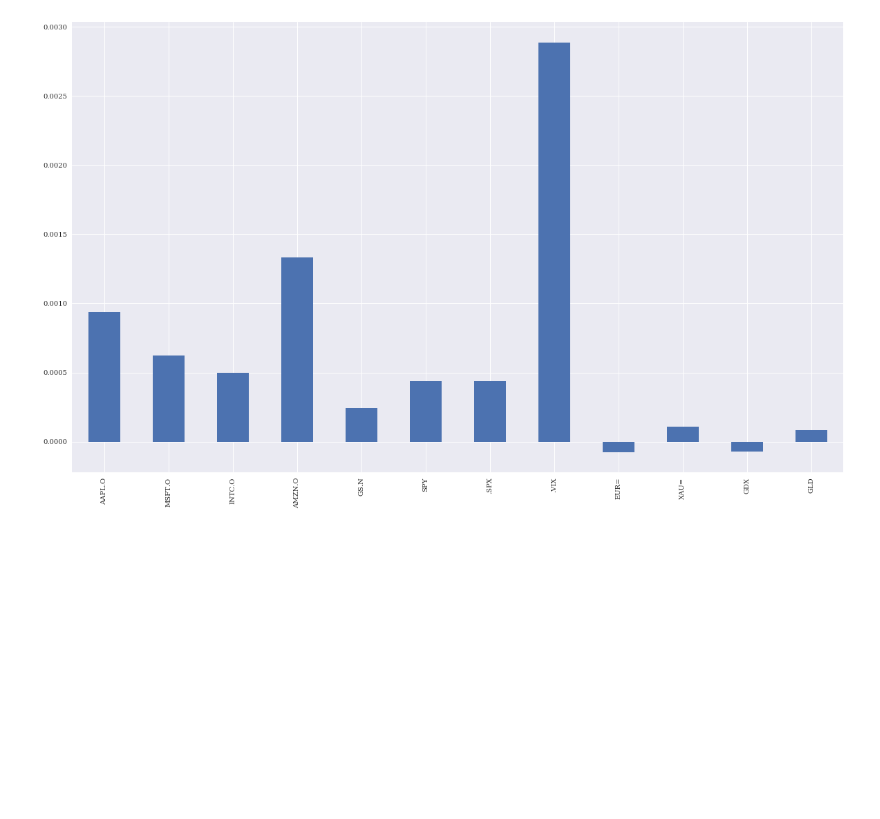
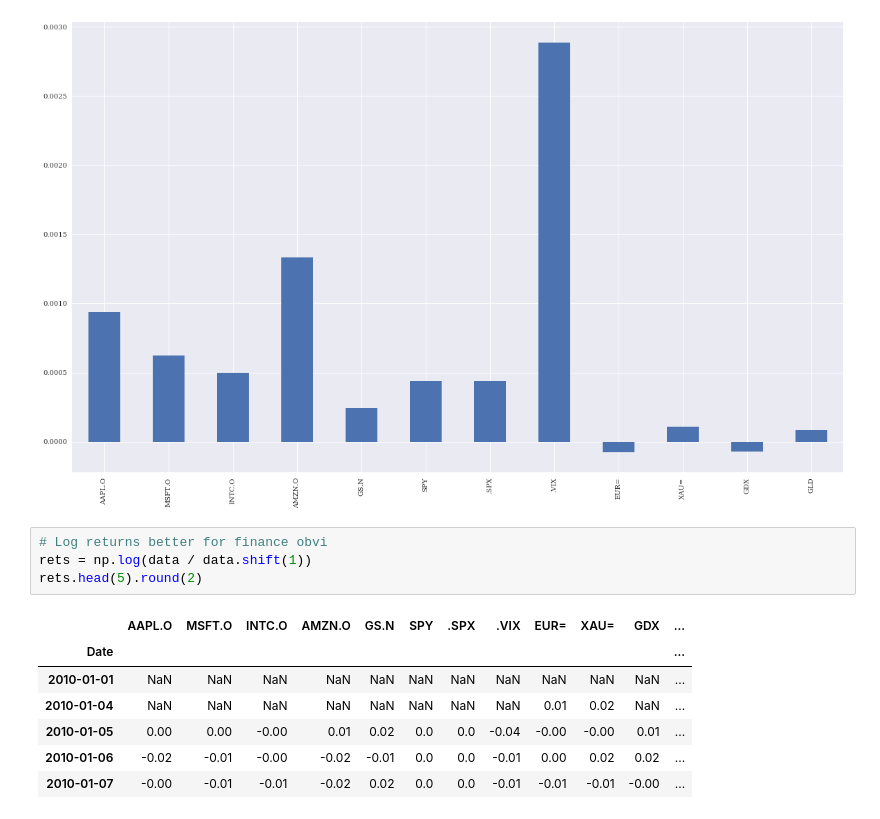
Before and after one commit to thomasmurphycodes/PythonForFinance, a Jupyter notebook: notebooks/Chapter 8 - Financial Time Series.ipynb, the cells around one changed output. Saved outputs shown, nothing was run; the diff lists cells and outputs as text; blank space fills up the shorter version.

```diff
--- a/notebooks/Chapter 8 - Financial Time Series.ipynb
+++ b/notebooks/Chapter 8 - Financial Time Series.ipynb
@@ -144,3 +144,15 @@ data.pct_change().mean().plot(kind='bar', figsize=(20,12))
 # %% [output]
 <matplotlib.axes._subplots.AxesSubplot at 0x...>
 [figure]
+# %%
+# Log returns better for finance obvi
+rets = np.log(data / data.shift(1))
+rets.head(5).round(2)
+# %% [output]
+|  | AAPL.O | MSFT.O | INTC.O | AMZN.O | GS.N | SPY | .SPX | .VIX | EUR= | XAU= | GDX | ... |
+| Date |  |  |  |  |  |  |  |  |  |  |  | ... |
+| 2010-01-01 | NaN | NaN | NaN | NaN | NaN | NaN | NaN | NaN | NaN | NaN | NaN | ... |
+| 2010-01-04 | NaN | NaN | NaN | NaN | NaN | NaN | NaN | NaN | 0.01 | 0.02 | NaN | ... |
+| 2010-01-05 | 0.00 | 0.00 | -0.00 | 0.01 | 0.02 | 0.0 | 0.0 | -0.04 | -0.00 | -0.00 | 0.01 | ... |
+| 2010-01-06 | -0.02 | -0.01 | -0.00 | -0.02 | -0.01 | 0.0 | 0.0 | -0.01 | 0.00 | 0.02 | 0.02 | ... |
+| 2010-01-07 | -0.00 | -0.01 | -0.01 | -0.02 | 0.02 | 0.0 | 0.0 | -0.01 | -0.01 | -0.01 | -0.00 | ... |
```
Also changed, not shown: parts of 6 cells of this notebook.
